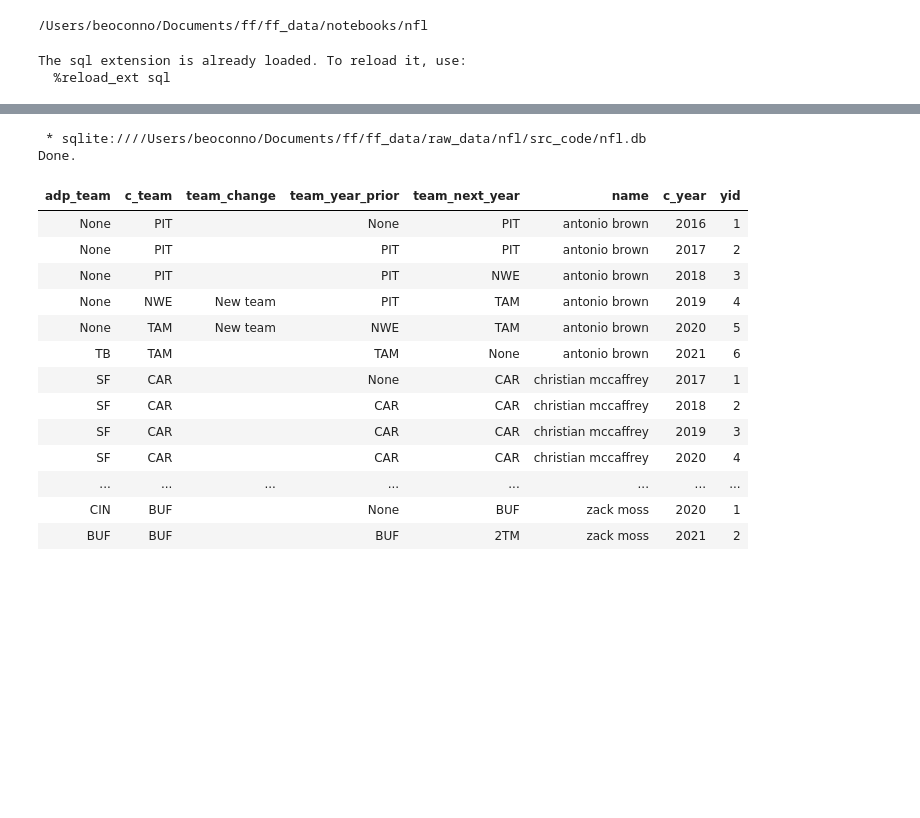
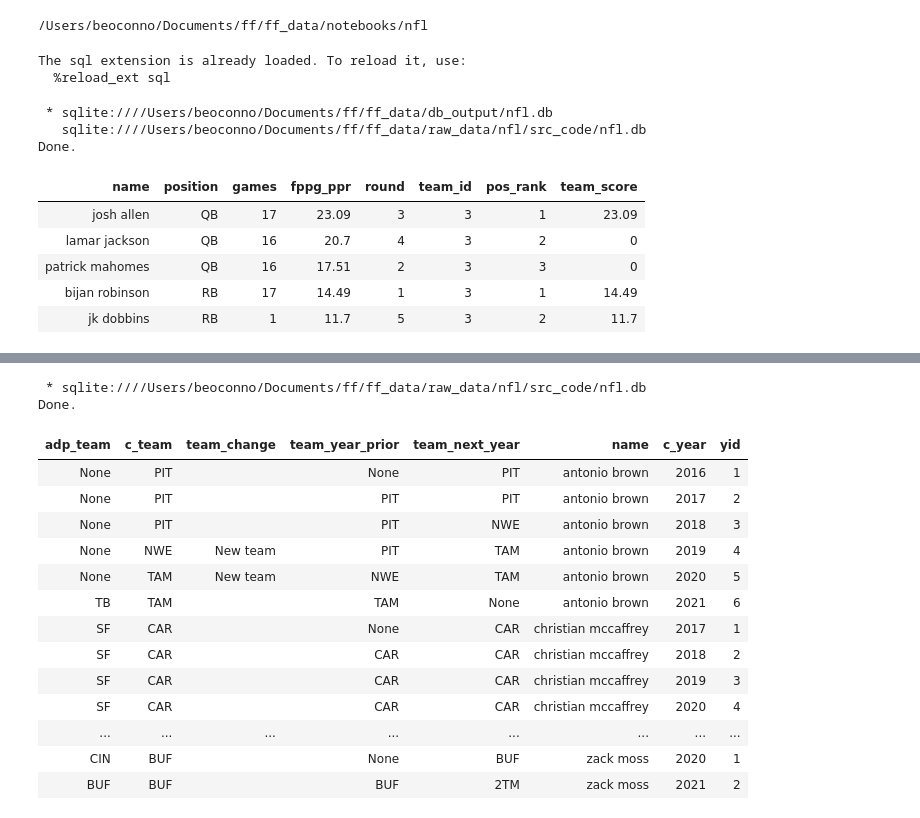
Before and after one commit to uobeno/ff_data, a Jupyter notebook: notebooks/nfl/IntroNotebook.ipynb, the cells around one changed output, grey strips where cells are left out. Cells and saved outputs as stored; diff of their text form; code cells hidden in the pictures; blank space fills up the shorter version.

```diff
--- a/notebooks/nfl/IntroNotebook.ipynb
+++ b/notebooks/nfl/IntroNotebook.ipynb
@@ -20,6 +20,37 @@ rel_db_path = Path.cwd().parent.parent / 'db_output' / 'nfl.db'
 db_file_path = rel_db_path.resolve()
 db_string = f"sqlite:///{db_file_path}"
 %sql $db_string
+# %%
+%%sql
+SELECT
+    *,
+    ROW_NUMBER() OVER(PARTITION BY team_id, position ORDER BY fppg_ppr DESC) AS pos_rank,
+    CASE
+        WHEN position IN ("QB", "TE") AND
+            ROW_NUMBER() OVER(PARTITION BY team_id, position ORDER BY fppg_ppr DESC) = 1
+            THEN fppg_ppr
+        WHEN position IN ("RB", "WR") AND
+            ROW_NUMBER() OVER(PARTITION BY team_id, position ORDER BY fppg_ppr DESC) <= 2
+            THEN fppg_ppr
+        WHEN position IN ("TE", "RB", "WR") AND
+            ROW_NUMBER() OVER(PARTITION BY team_id, position ORDER BY fppg_ppr DESC) > 2
+            THEN fppg_ppr
+        ELSE 0
+        END AS team_score
+FROM draft_combos_dr10
+WHERE 1=1
+    AND team_id = 3
+LIMIT 10
+# %% [output]
+ * sqlite:////Users/beoconno/Documents/ff/ff_data/db_output/nfl.db
+   sqlite:////Users/beoconno/Documents/ff/ff_data/raw_data/nfl/src_code/nfl.db
+Done.
+| name | position | games | fppg_ppr | round | team_id | pos_rank | team_score |
+| josh allen | QB | 17 | 23.09 | 3 | 3 | 1 | 23.09 |
+| lamar jackson | QB | 16 | 20.7 | 4 | 3 | 2 | 0 |
+| patrick mahomes | QB | 16 | 17.51 | 2 | 3 | 3 | 0 |
+| bijan robinson | RB | 17 | 14.49 | 1 | 3 | 1 | 14.49 |
+| jk dobbins | RB | 1 | 11.7 | 5 | 3 | 2 | 11.7 |
 # %%
 %%sql
 SELECT
```
Also changed, not shown: parts of 3 cells of this notebook, 46 other files.
